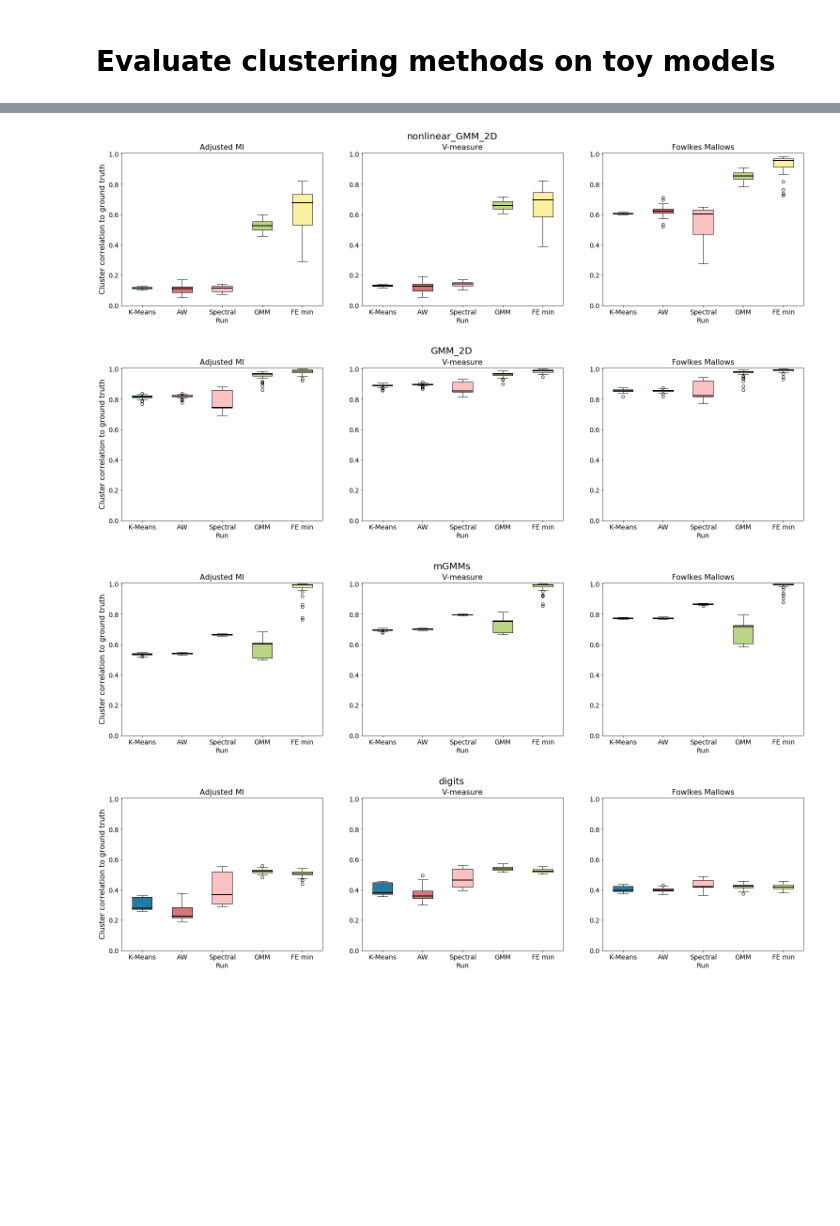
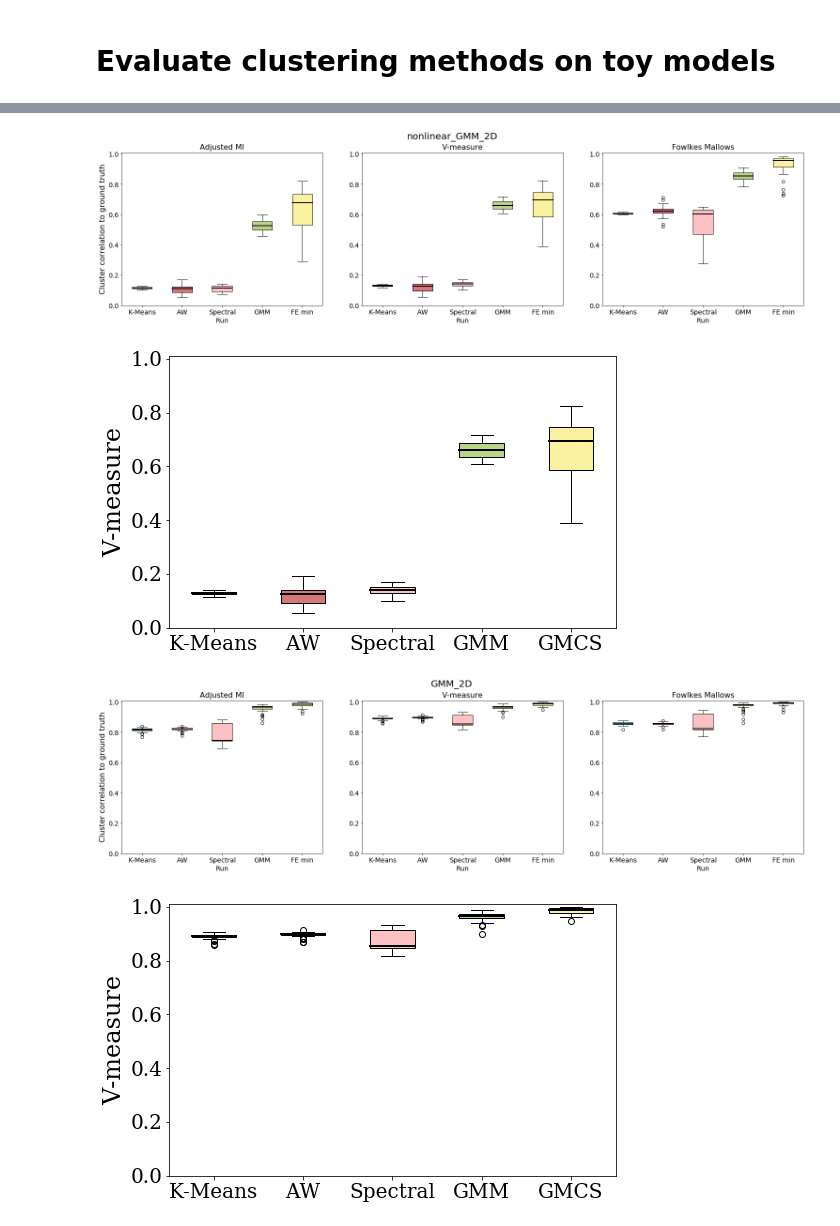
Before and after one commit to anniewesterlund/InfleCS-free-energy-clustering-tutorial, a Jupyter notebook: toy_model_evaluation.ipynb, the cells around one changed output, grey strips where cells are left out. Cells and saved outputs as stored; diff of their text form; code cells hidden in the pictures; blank space fills up the shorter version.

```diff
--- a/toy_model_evaluation.ipynb
+++ b/toy_model_evaluation.ipynb
@@ -8,5 +9,5 @@ import matplotlib.pyplot as plt
 # %%
-toy_model = 'GMM_2D'
+toy_model = 'nonlinear_GMM_2D'
 
 x_lims = [[0,1],[0,1]]
 stack_landscapes=False
@@ -263,4 +268,5 @@ Cluster labels: [1 2 3]
 # %%
+# Plot data
 counter=1
 n_runs=50
 alpha=0.5
@@ -313,34 +319,68 @@ for te in tm_evals:
     plt.xlabel("Run",fontsize=14)
     plt.tick_params(axis='both', which='major', labelsize=14)
     plt.ylim([0,1.01])
 
     ax = fig.add_subplot(133)
     medianprops = dict(color='k',linewidth=2)
     boxprops = dict(color='k',linewidth=1,facecolor=[0.87,0.9,0.9])
     bp=ax.boxplot([te.cluster_score_fm_kmeans_,te.cluster_score_fm_AW_,te.cluster_score_fm_spectral_,te.cluster_score_fm_GMM_,te.cluster_score_fm_GMM_FE_min_],
                notch=False, medianprops=medianprops, boxprops=boxprops,labels=['K-Means','AW','Spectral','GMM','FE min'],patch_artist=True)
 
     counter2=0
     for patch in bp['boxes']:
         patch.set(facecolor=facecolors[counter2],alpha=1)
         counter2+=1
+
     if show_data:
         plt.scatter(1*np.ones(n_runs)+(0.2*np.random.rand(n_runs)-0.1),te.cluster_score_fm_kmeans_,label="K-means clusters",s=40,alpha=alpha,color=facecolors[0])
         plt.scatter(2*np.ones(n_runs)+(0.2*np.random.rand(n_runs)-0.1),te.cluster_score_fm_AW_,label="Ward clusters",s=40,alpha=alpha,color=facecolors[1])
         plt.scatter(3*np.ones(n_runs)+(0.2*np.random.rand(n_runs)-0.1),te.cluster_score_fm_spectral_,label="Spectral clusters",s=40,alpha=alpha,color=facecolors[2])
         plt.scatter(4*np.ones(n_runs)+(0.2*np.random.rand(n_runs)-0.1),te.cluster_score_fm_GMM_,label="GMM clusters",s=40,alpha=alpha,color=facecolors[3])
         plt.scatter(5*np.ones(n_runs)+(0.2*np.random.rand(n_runs)-0.1),te.cluster_score_fm_GMM_FE_min_,label="FE min clusters",s=40,alpha=alpha,color=facecolors[4])
     plt.title('Fowlkes Mallows',fontsize=16)
     counter+=1
     #plt.legend(fontsize=16)
     plt.ylim([0,1.01])
     plt.suptitle(te.toy_model_.name,fontsize=20)
     plt.xlabel("Run",fontsize=14)
     plt.tick_params(axis='both', which='major', labelsize=14)
 
-    plt.savefig(te.toy_model_.name+'.svg')
+    # Make a figure with only V-measure score
+    fig = plt.figure(counter,figsize=(8,5))
+    ax = fig.add_subplot(111)
+    medianprops = dict(color='k',linewidth=2)
+    boxprops = dict(color='k',linewidth=1,facecolor=[0.87,0.9,0.9])
+    bp=ax.boxplot([te.cluster_score_vm_kmeans_,te.cluster_score_vm_AW_,te.cluster_score_vm_spectral_,te.cluster_score_vm_GMM_,te.cluster_score_vm_GMM_FE_min_],
+               notch=False, medianprops=medianprops, boxprops=boxprops,labels=['K-Means','AW','Spectral','GMM','GMCS'],patch_artist=True)
+
+    counter2=0
+    for patch in bp['boxes']:
+        patch.set(facecolor=facecolors[counter2],alpha=1)
+        counter2+=1
+
+    if show_data:
+        plt.scatter(1*np.ones(n_runs)+(0.2*np.random.rand(n_runs)-0.1),te.cluster_score_vm_kmeans_,label="K-means clusters",s=40,alpha=alpha,color=facecolors[0])
+        plt.scatter(2*np.ones(n_runs)+(0.2*np.random.rand(n_runs)-0.1),te.cluster_score_vm_AW_,label="Ward clusters",s=40,alpha=alpha,color=facecolors[1])
+        plt.scatter(3*np.ones(n_runs)+(0.2*np.random.rand(n_runs)-0.1),te.cluster_score_vm_spectral_,label="Spectral clusters",s=40,alpha=alpha,color=facecolors[2])
+        plt.scatter(4*np.ones(n_runs)+(0.2*np.random.rand(n_runs)-0.1),te.cluster_score_vm_GMM_,label="GMM clusters",s=40,alpha=alpha,color=facecolors[3])
+        plt.scatter(5*np.ones(n_runs)+(0.2*np.random.rand(n_runs)-0.1),te.cluster_score_vm_GMM_FE_min_,label="FE min clusters",s=40,alpha=alpha,color=facecolors[4])
+    plt.ylabel('V-measure',fontsize=24,fontname='Serif',fontweight='light')
+    plt.tick_params(axis='both', which='major', labelsize=20)
+
+    for tick in ax.get_xticklabels():
+        tick.set_fontname("Serif")
+        tick.set_fontweight('light')
+
+    for tick in ax.get_yticklabels():
+        tick.set_fontname("Serif")
+        tick.set_fontweight('light')
+    plt.ylim([0.0,1.01])
+
+    counter+=1
+
+    plt.savefig(te.toy_model_.name+'_vmeasure_score.svg')
 # %% [output]
 [figure]
-[figure, old version]
+[figure, new version]
-[figure, old version]
+[figure, new version]
-[figure, old version]
+[figure, new version]
```
Also changed, not shown: parts of 8 cells of this notebook.
